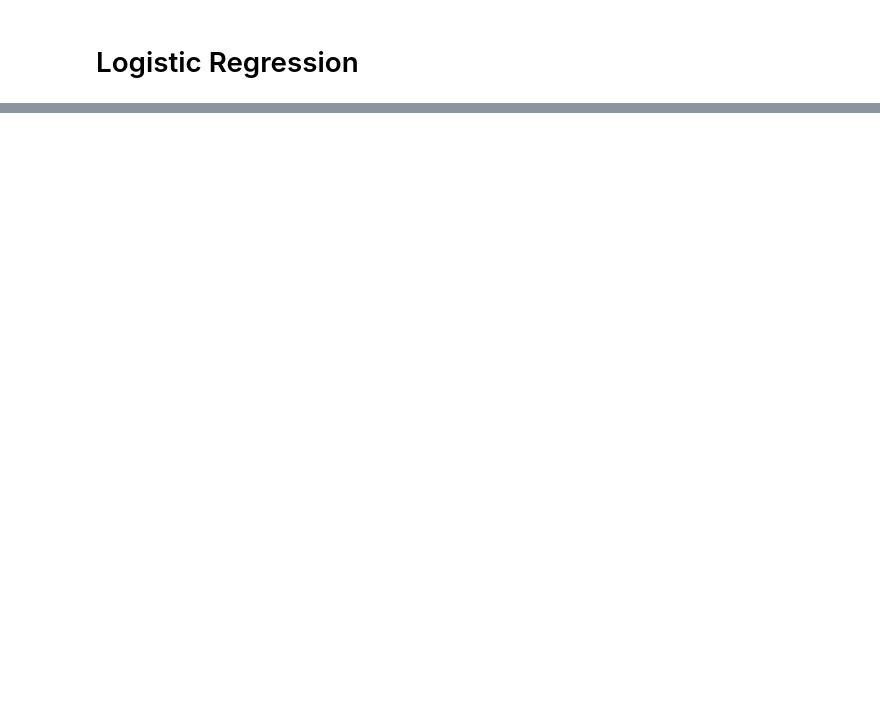
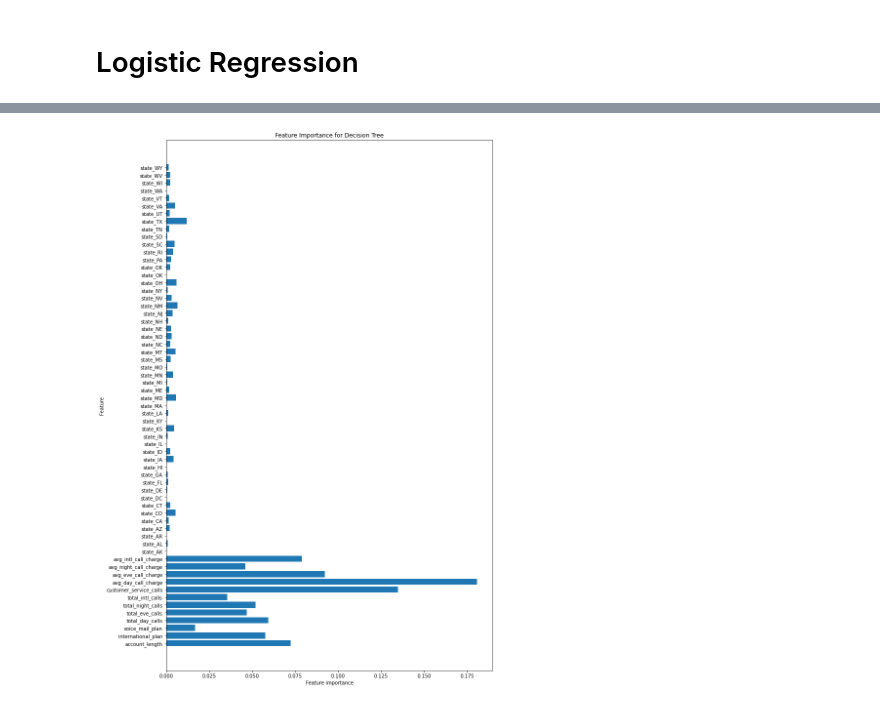
Before and after one commit to msf894/churn-analysis, a Jupyter notebook: Data Modeling.ipynb, the cells around one changed output, grey strips where cells are left out. Drawn from its saved outputs; the diff is of its cells as text; code cells hidden in the pictures; blank space fills up the shorter version.

```diff
--- a/Data Modeling.ipynb
+++ b/Data Modeling.ipynb
@@ -63,5 +66,15 @@ def print_confusion_matrix(model,model_name):
     )
     plt.title(model_name + ' Confusion Matrix')
     plt.show()
+# %%
+def plot_feature_importances(model, name):
+    n_features = X_train.shape[1]
+    plt.figure(figsize=(12,20))
+    plt.barh(range(n_features), model.feature_importances_, align='center')
+    plt.yticks(np.arange(n_features), scaled_df_train.columns.values)
+    plt.title('Feature Importance for {}'.format(name))
+    plt.xlabel('Feature importance')
+    plt.ylabel('Feature')
+    plt.show()
 # %% [markdown]
 # Logistic Regression
@@ -96,0 +137,4 @@ print_confusion_matrix(model_log, 'Logistic Regression')
+# %%
+plot_feature_importances(classifier, 'Decision Tree')
+# %% [output]
+[figure, added]
```
Also changed, not shown: parts of 12 cells of this notebook.
